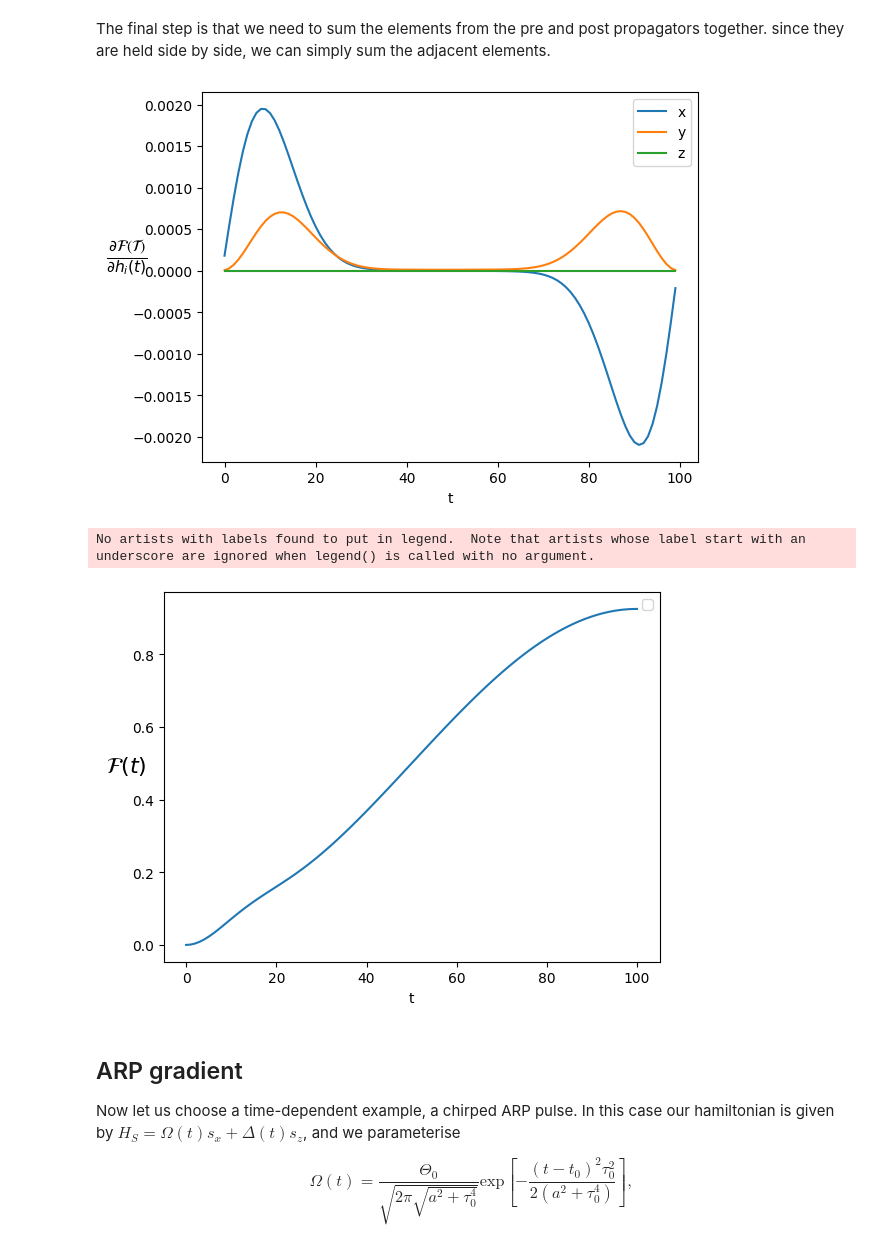
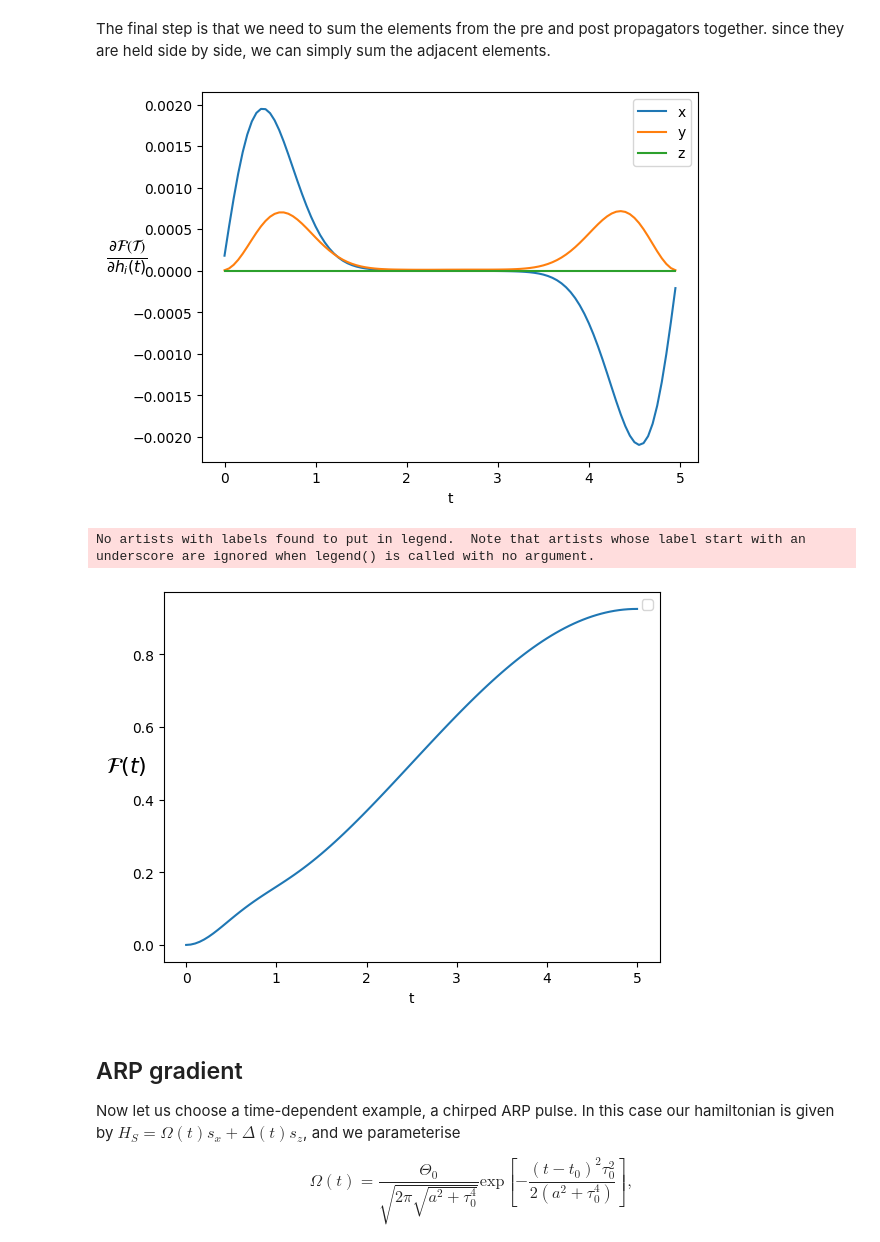
Before and after one commit to ebutler414/OQuPy, a Jupyter notebook: tutorials/gradients_introduction.ipynb, the cells around one changed output. Drawn from its saved outputs; the diff is of its cells as text; code cells hidden in the pictures.

```diff
--- a/tutorials/gradients_introduction.ipynb
+++ b/tutorials/gradients_introduction.ipynb
@@ -138,20 +138,17 @@ from oqupy.helpers import get_full_timesteps
 # %%
 from typing import List,Tuple
 
-def get_hamiltonian_discrete():
-    """
-    Returns a callable which takes a set of parameters for a given time and returns the corresponding Hamiltonian
+"""
+Returns a callable which takes a set of parameters for a given time and returns the corresponding Hamiltonian
 
-    """
-    def hamiltonian(hx,hy,hz):
+"""
+def get_hamiltonian_discrete(hx,hy,hz):
 
-        hx_sx = 0.5 * oqupy.operators.sigma('x') * hx
-        hz_sz = 0.5 * oqupy.operators.sigma('z') * hz
-        hy_sy = 0.5 * oqupy.operators.sigma('y') * hy
+    hx_sx = 0.5 * oqupy.operators.sigma('x') * hx
+    hy_sy = 0.5 * oqupy.operators.sigma('y') * hy
+    hz_sz = 0.5 * oqupy.operators.sigma('z') * hz
 
-        return hz_sz + hx_sx + hy_sy
-
-    return hamiltonian
+    return hz_sz + hx_sx + hy_sy
 # %% [markdown]
 ## Setting up the gradient
 ### Defining a objective function
@@ -253,7 +250,6 @@ Now let's see what the gradient of a pi pulse looks like. We make use of the hel
 num_times = process_tensor.__len__()
 times_fidelity = get_full_timesteps(process_tensor,start_time=0,inc_endtime=True)
 times_gradient = get_full_timesteps(process_tensor,start_time=0,inc_endtime=False)
-
 
 # pi pulse conjugate to s_z
 h_z = np.ones(2*num_times) * np.pi / max_time
@@ -263,9 +259,10 @@ h_y = np.zeros(2*num_times).tolist()
 
 parameters = list(zip(h_x,h_y,h_z))
 
-system = oqupy.ParameterizedSystem(get_hamiltonian_discrete())
+system = oqupy.ParameterizedSystem(get_hamiltonian_discrete)
 
 initial_state = oqupy.operators.spin_dm('x-')
+
 target_state =oqupy.operators.spin_dm('x+').T
 # %% [markdown]
 ### Using adjoint method
@@ -323,42 +328,43 @@ from scipy.linalg import sqrtm
 
 final_derivs_x = sum_adjacent_elements(total_derivs_x)
 final_derivs_z = sum_adjacent_elements(total_derivs_z)
 final_derivs_y = sum_adjacent_elements(total_derivs_y)
 
 plt.figure()
 
-plt.plot(final_derivs_x.real,label='x')
-plt.plot(final_derivs_y.real,label='y')
-plt.plot(final_derivs_z.real,label='z')
+plt.plot(times_gradient,final_derivs_x.real,label='x')
+plt.plot(times_gradient,final_derivs_y.real,label='y')
+plt.plot(times_gradient,final_derivs_z.real,label='z')
 
 plt.legend()
 plt.ylabel(r"$\frac{\partial \mathcal{F(T)}}{\partial h_i (t)}$",rotation=0,fontsize=16)
 plt.xlabel("t")
 plt.show()
 
 plt.figure()
 
 hs_dim = 2
 
 target_ndarray = target_state.T
 target_ndarray = target_ndarray.reshape(hs_dim**2)
 
 dynamics = gradient_dynamics['dynamics']
-fidelity=[]
+fidelitys=[]
 
 for state in dynamics.states:
     v_state = state.reshape(hs_dim**2)
-    fidelity.append(target_ndarray@v_state)
+    fidelity=target_ndarray@v_state
+    fidelitys.append(fidelity.real)
 
-plt.plot(fidelity)
+plt.plot(times_fidelity,fidelitys)
 plt.ylabel(r"$\mathcal{F} (t)$",rotation=0,fontsize=16)
 plt.xlabel("t")
 plt.legend()
 plt.show()
 # %% [output]
-[figure, old version]
+[figure, new version]
 No artists with labels found to put in legend.  Note that artists whose label start with an underscore are ignored when legend() is called with no argument.
-[figure, old version]
+[figure, new version]
 # %% [markdown]
 ## ARP gradient
 
```
Also changed, not shown: parts of 5 cells of this notebook, 4 other files.
